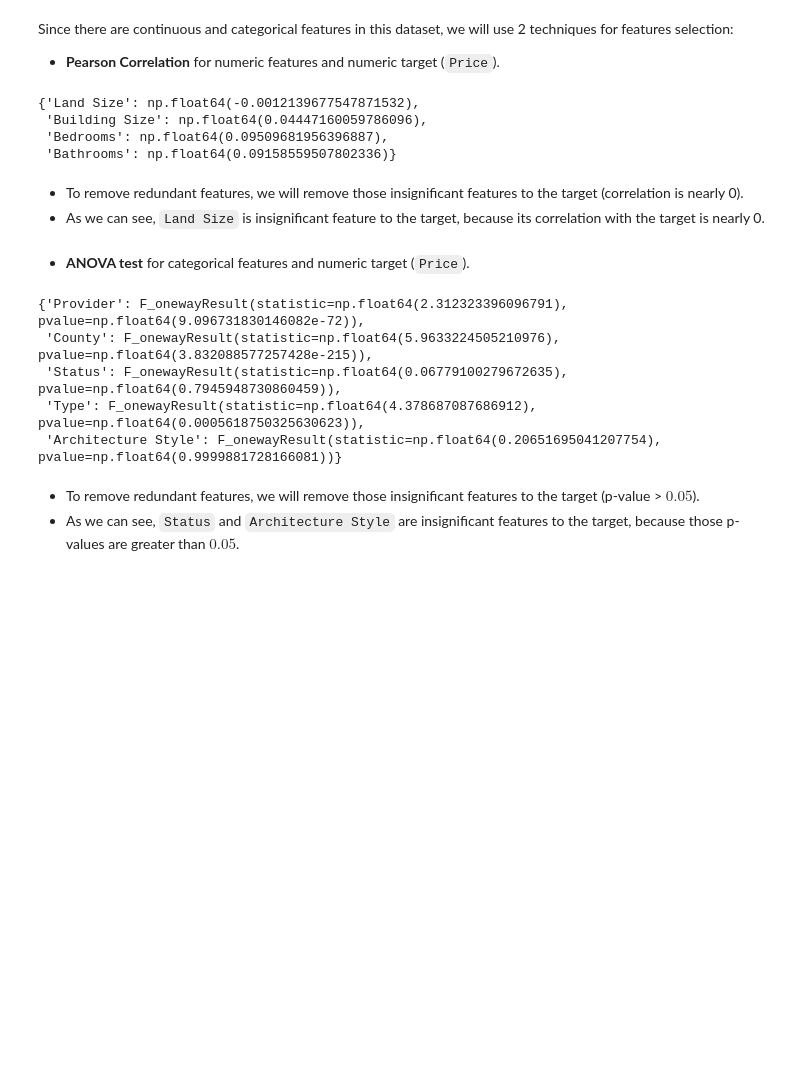
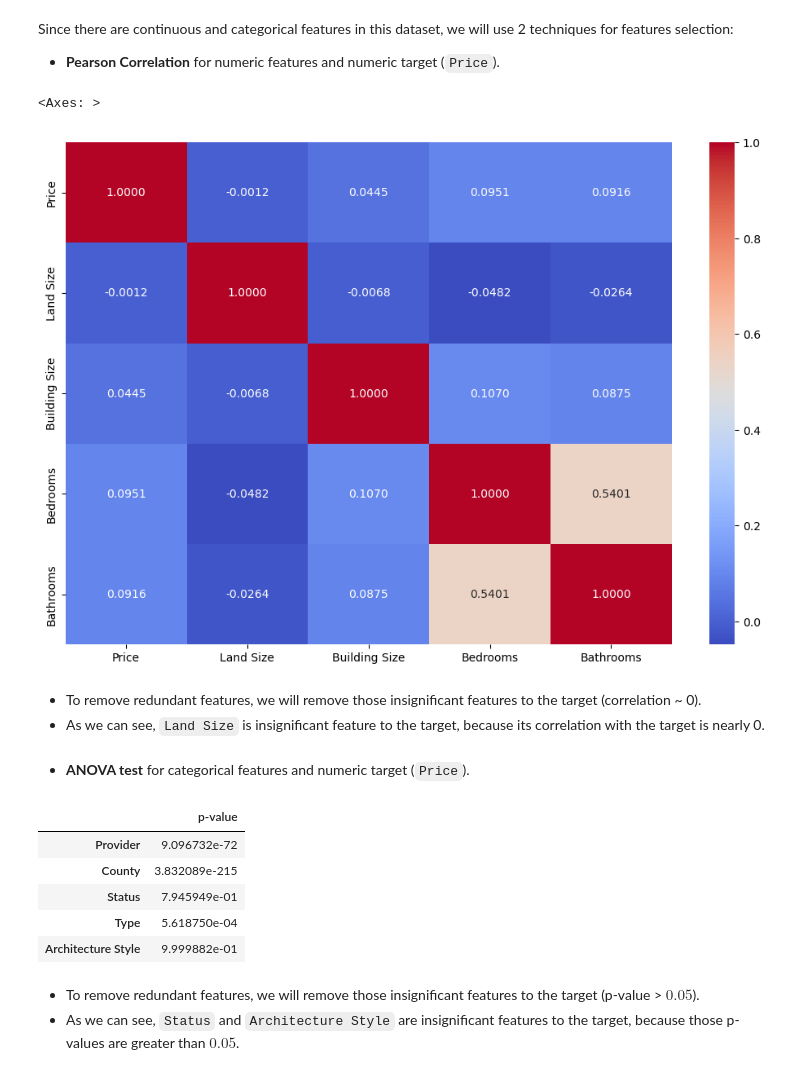
Before and after one commit to juinkinn/House-renting-price-analysis-Introduction-to-Data-Science-project, a Jupyter notebook: preprocessing_exploration.ipynb, the cells around one changed output. Cells and saved outputs as stored; diff of their text form; code cells hidden in the pictures; blank space fills up the shorter version.

```diff
--- a/preprocessing_exploration.ipynb
+++ b/preprocessing_exploration.ipynb
@@ -213,23 +233,16 @@ df.to_csv('houses_for_exploring.csv', index=False)
 # %% [markdown]
 Since there are continuous and categorical features in this dataset, we will use 2 techniques for features selection:
 - **Pearson Correlation** for numeric features and numeric target (`Price`).
-# %%
-target = df['Price']
-
-corr_coeff = {}
-
-for numeric in numerics:
-    corr, _ = pearsonr(df[numeric], target)
-    corr_coeff[numeric] = corr
-
-corr_coeff
-# %% [output]
-{'Land Size': np.float64(-0.0012139677547871532),
- 'Building Size': np.float64(0.04447160059786096),
- 'Bedrooms': np.float64(0.09509681956396887),
- 'Bathrooms': np.float64(0.09158559507802336)}
+# %%
+corr_matrix = df.select_dtypes(['number']).corr()
+
+plt.figure(figsize=(12, 8))
+sns.heatmap(corr_matrix, annot=True, cmap='coolwarm', fmt=".4f")
+# %% [output]
+<Axes: >
+[figure, added]
 # %% [markdown]
-- To remove redundant features, we will remove those insignificant features to the target (correlation is nearly 0).
+- To remove redundant features, we will remove those insignificant features to the target (correlation ~ 0).
 - As we can see, `Land Size` is insignificant feature to the target, because its correlation with the target is nearly 0.
 # %%
 df.drop(columns=['Land Size'], inplace=True)
@@ -237,19 +250,23 @@ df.drop(columns=['Land Size'], inplace=True)
 - **ANOVA test** for categorical features and numeric target (`Price`).
 # %%
 anova_scores = {}
+target = df['Price']
 
+anova_scores = []
 for cate in cates:
     groups = [target[df[cate] == category] for category in df[cate].unique()]
 
-    anova_scores[cate] = f_oneway(*groups)
+    anova_scores.append(f_oneway(*groups).pvalue)
 
-anova_scores
+anova_scores_df = pd.DataFrame(anova_scores, index=cates, columns=['p-value'])
+anova_scores_df
 # %% [output]
-{'Provider': F_onewayResult(statistic=np.float64(2.312323396096791), pvalue=np.float64(9.096731830146082e-72)),
- 'County': F_onewayResult(statistic=np.float64(5.9633224505210976), pvalue=np.float64(3.832088577257428e-215)),
- 'Status': F_onewayResult(statistic=np.float64(0.06779100279672635), pvalue=np.float64(0.7945948730860459)),
- 'Type': F_onewayResult(statistic=np.float64(4.378687087686912), pvalue=np.float64(0.0005618750325630623)),
- 'Architecture Style': F_onewayResult(statistic=np.float64(0.20651695041207754), pvalue=np.float64(0.9999881728166081))}
+|  | p-value |
+| Provider | 9.096732e-72 |
+| County | 3.832089e-215 |
+| Status | 7.945949e-01 |
+| Type | 5.618750e-04 |
+| Architecture Style | 9.999882e-01 |
 # %% [markdown]
 - To remove redundant features, we will remove those insignificant features to the target (p-value > $0.05$).
 - As we can see, `Status` and `Architecture Style` are insignificant features to the target, because those p-values are greater than $0.05$.
```
Also changed, not shown: parts of 6 cells of this notebook, 1 other file.
